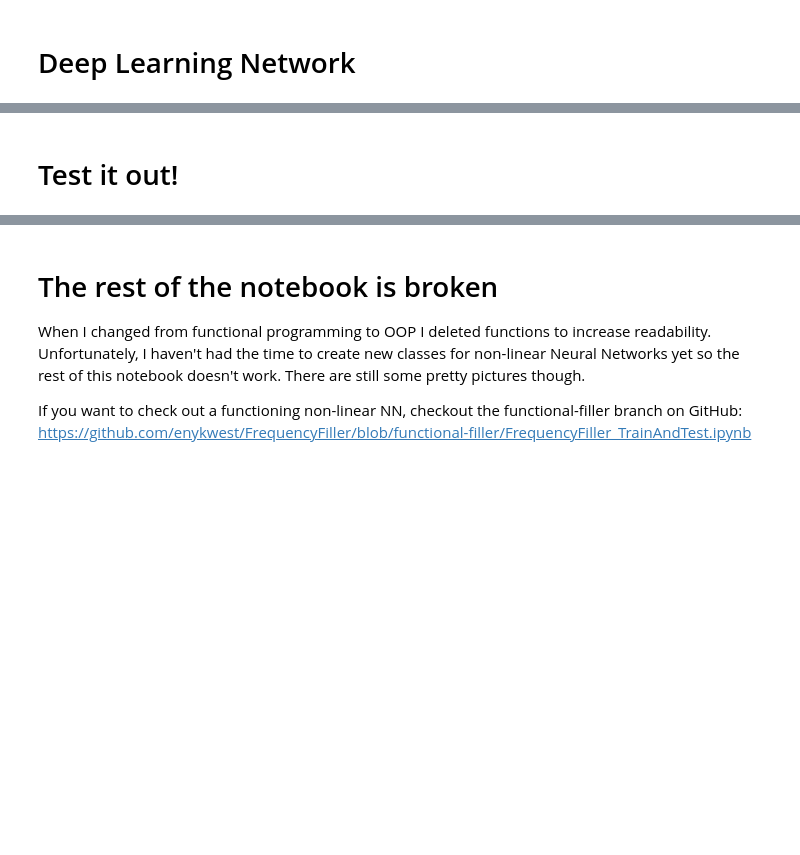
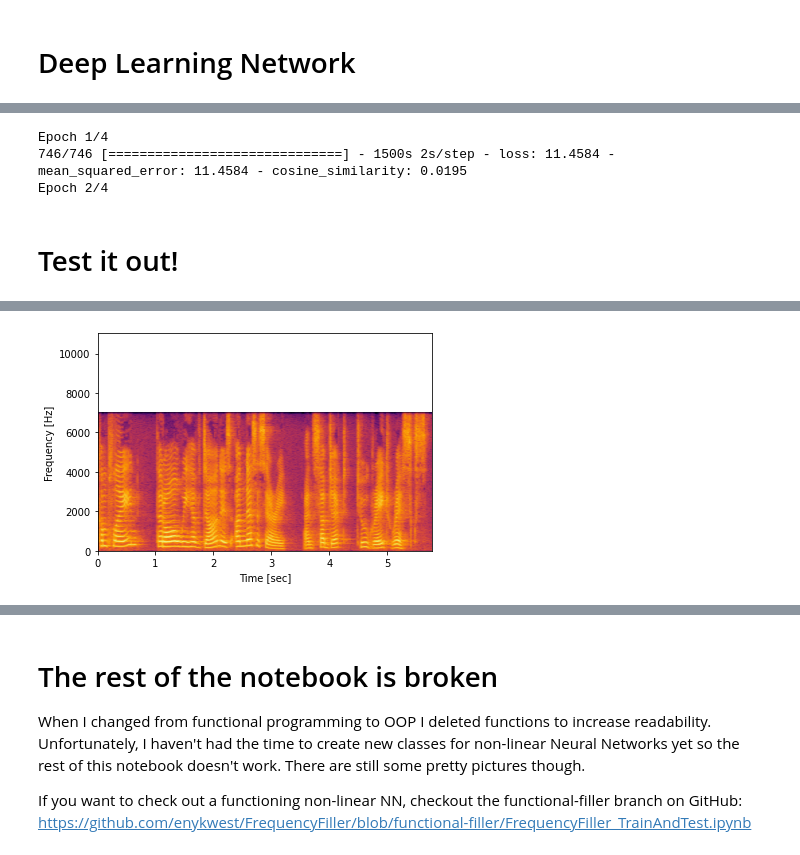
Before and after one commit to enykwest/FrequencyFiller, a Jupyter notebook: FrequencyFiller_TrainAndTest.ipynb, the cells around one changed output, grey strips where cells are left out. Saved outputs shown, nothing was run; the diff lists cells and outputs as text; code cells hidden in the pictures; blank space fills up the shorter version.

Commit message:
update fp1, update pipe1 gen_audio_samples, more pickles, create synthetic data, display synthetic data

```diff
--- a/FrequencyFiller_TrainAndTest.ipynb
+++ b/FrequencyFiller_TrainAndTest.ipynb
@@ -72,16 +81,18 @@ Successfully installed pydub-0.25.1
 # %% [markdown]
 # Define Fingerprinting Functions
 # %%
-# Encode a single waveform
+#ToDo, Write spectra_to_fingerprint function
+
+# Encode a single waveform, ToDo, redo to take an AudioSample object
 def Fingerprint_1(waveform, sample_rate, stft):
-  f, t, sxx = stft(waveform, sample_rate)
+  f, t, zxx = stft(waveform, sample_rate)
 
   # Split Complex numbers into real an imaginary parts
-  sxx = ComplexToDual(sxx)
+  sxx = ComplexToDual(zxx)
   # I'd rather augment data than normalize, but training is currently too slow
   fingerprints, norms = NormalizeFP(sxx) # Normalizing might cause issues with small signals
 
-  return f, t, fingerprints, norms
+  return f, t, zxx, fingerprints, norms
 
 
 # Takes a complex STFT and seperates the real and imaginary parts
@@ -122,22 +133,21 @@ def DenormalizeFP(normedfps, norms):
   fingerprints = np.apply_along_axis(lambda c: c*norms, axis=1, arr=normedfps) # multiply each row by it's related column max
   return fingerprints
 
-
-def FingerprintToWave(fps, norms):
+# ToDo redo to take an auido sample object
+def FingerprintToWave(fps, norms, istft):
   sxx = DenormalizeFP(fps, norms)
   #print(sxx.shape)
-  sxx = [ DualToComplex(s) for s in sxx.T ] # deflatten stft, need to optimize, currently juryrigged
+  sxx = [ DualToComplex(s) for s in sxx.T ] # deflatten stft, need to optimize
   sxx = np.array(sxx).T # Cols are FFTs
   #print(sxx.shape)
-  waveform = istft(sxx, **istft_settings)
-  pass # debug
+  waveform = istft(sxx)
   return waveform
 
 
 def FPtoSpectra(fps, norms):
   sxx = DenormalizeFP(fps, norms)
   #print(sxx.shape)
-  sxx = [ DualToComplex(s) for s in sxx.T ] # deflatten stft, need to optimize, currently juryrigged
+  sxx = [ DualToComplex(s) for s in sxx.T ] # deflatten stft, need to optimize
   sxx = np.array(sxx).T # Cols are FFTs
 
   return sxx
@@ -559,24 +600,26 @@ deepNN.pickle()
 # Batch Training
 #deepNN = SimpleNN.unpickle(savefile=r'deepNN_hidden0_epoch1.pickle', savedir=r'/content/drive/MyDrive/Colab Notebooks/FrequencyFiller')
 
-deepNN.model.fit(DS.batch(5000).prefetch(tf.data.AUTOTUNE), epochs=4, batch_size=5000, steps_per_epoch=60)
+deepNN.model.fit(DS.batch(5000).prefetch(tf.data.AUTOTUNE), epochs=4, batch_size=5000)#, steps_per_epoch=60)
 deepNN.savefile = r'deepNN_hidden0_batch5000_epoch4.pickle'
 deepNN.pickle()
+# %% [output]
+Epoch 1/4
+746/746 [==============================] - 1500s 2s/step - loss: 11.4584 - mean_squared_error: 11.4584 - cosine_similarity: 0.0195
+Epoch 2/4
 # %% [markdown]
 # Test it out!
 # %%
+pipe = CustomPipelines.pipeline_1(ds) #debug
+
 # Pull 1 audio sample from dataset
 sample_n=0 # sample number you want to examine
-
-# Low pass filter to create synthetic data
-LPF_settings={'f1':6000,
-              'f2':7000}
 
 n=0
 for audio_sample in pipe.audio_samples:
   sample = audio_sample
-  f, t, sample.fingerprints, sample.norms = pipe.get_fingerprint(sample.waveform, sample.sample_rate, sample.stft_obj.stft)
-  sample.f_fps = STFT.low_pass_filter(np.concatenate([f,f]), sample.fingerprints, **LPF_settings)
+  #f, t, sample.fingerprints, sample.norms = pipe.get_fingerprint(sample.waveform, sample.sample_rate, sample.stft_obj.stft)
+  #sample.f_fps = STFT.low_pass_filter(np.concatenate([f,f]), sample.fingerprints, **LPF_settings)
   n+=1
   if n > sample_n:
     break
@@ -587,3 +630,16 @@ sample.play_audio()
 # %% [output]
 [figure]
 [interactive output not drawn]
+# %%
+#STFT.plot_spectra(sample.t, sample.f, sample.f_zxx)
+synth_audio = AudioSample(FingerprintToWave(sample.f_fps, sample.f_norms,
+                                            lambda zxx: sample.stft_obj.istft(zxx, sample.sample_rate) ),
+                          sample.sample_rate, stft_obj=sample.stft_obj)
+synth_audio.t = sample.t
+synth_audio.f = sample.f
+synth_audio.zxx = sample.f_zxx
+
+synth_audio.show_spectra()
+synth_audio.play_audio()
+# %% [output]
+[figure, added]
```
Also changed, not shown: parts of 8 cells of this notebook, 3 other files.
